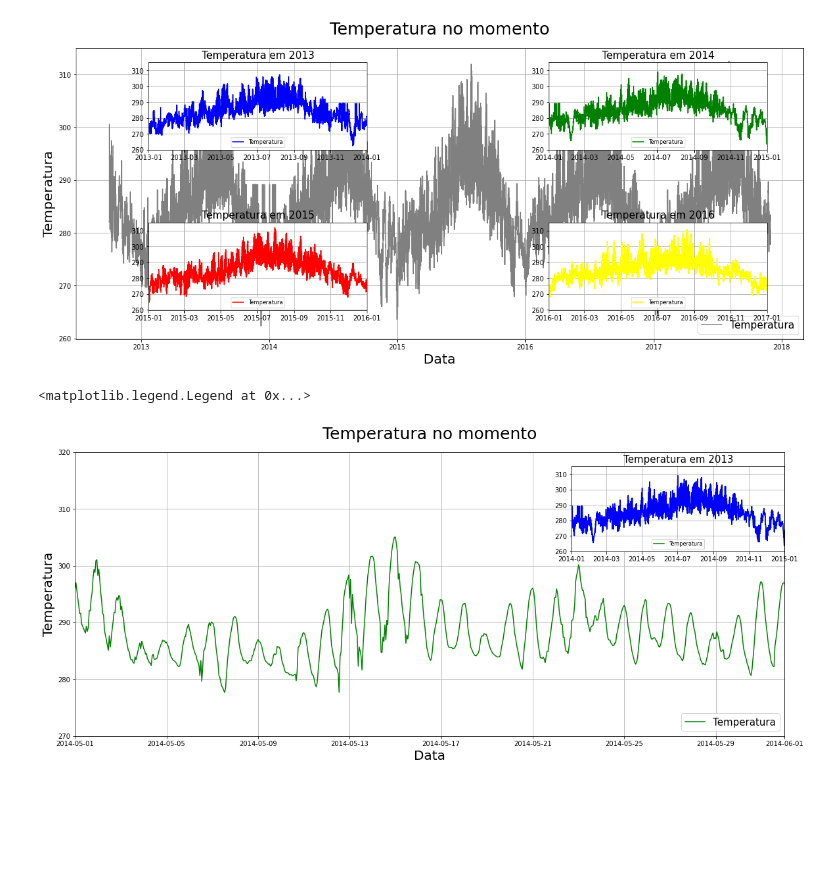
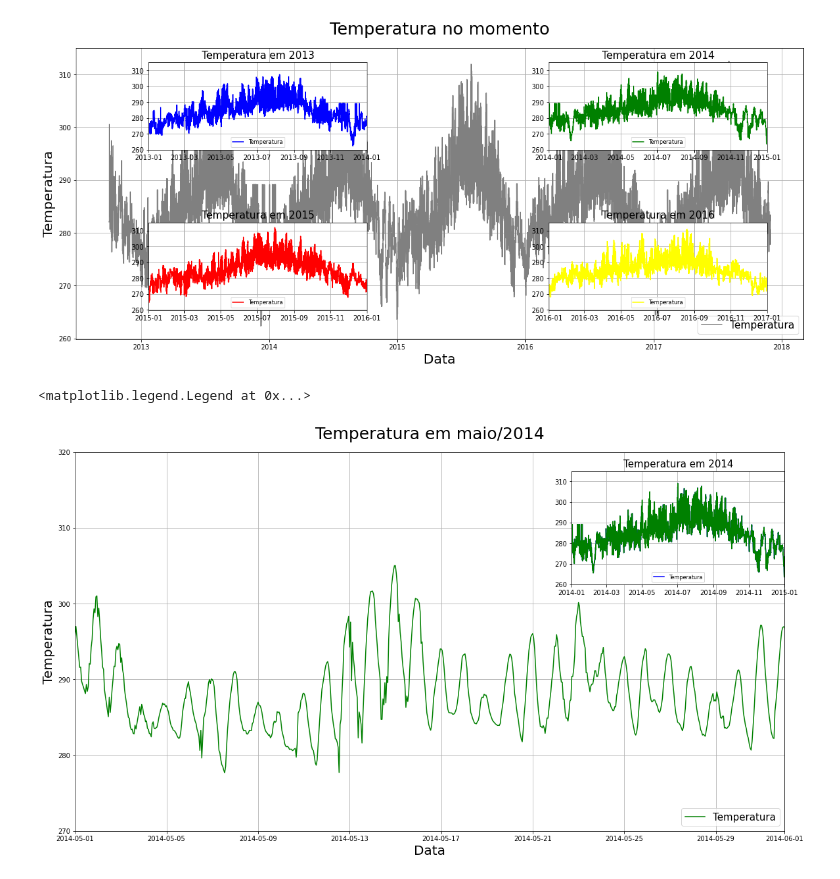
Before and after one commit to flaakira/Alura, a Jupyter notebook: Customizacao_matplotlib.ipynb, the cells around one changed output. Cells and saved outputs as stored; diff of their text form; code cells hidden in the pictures; blank space fills up the shorter version.

```diff
--- a/Customizacao_matplotlib.ipynb
+++ b/Customizacao_matplotlib.ipynb
@@ -149,29 +149,29 @@ eixo5.legend(['Temperatura'], loc = 'lower center', fontsize = 8)
 <matplotlib.legend.Legend at 0x...>
 [figure]
 # %%
-fig = plt.figure(figsize=(15,6))
+fig = plt.figure(figsize=(15,8))
 eixo = fig.add_axes([0,0,1,1])
 eixo2 = fig.add_axes([0.7,0.65,0.3,0.3])
 
 eixo.grid(True)
-eixo.plot(df['data'], df['temperatura'], color = 'green')
+eixo.plot(df['data'], df['temperatura'], color = 'g')
 eixo.set_xlim(datetime.datetime(2014,5,1), datetime.datetime(2014,6,1))
 eixo.set_ylim(270,320)
-eixo.set_title('Temperatura no momento', fontsize = 25, pad = 20)
+eixo.set_title('Temperatura em maio/2014', fontsize = 25, pad = 20)
 eixo.set_ylabel('Temperatura', fontsize = 20)
 eixo.set_xlabel('Data', fontsize = 20)
 eixo.legend(['Temperatura'], loc = 'lower right', fontsize = 15)
 
 azul_esquerda = df['data'] < datetime.datetime(2014,5,1)
 azul_direita = df['data'] > datetime.datetime(2014,6,1)
 
 eixo2.grid(True)
 eixo2.set_xlim(datetime.datetime(2014,1,1), datetime.datetime(2015,1,1))
-eixo2.plot(df[azul_esquerda]['data'], df[azul_esquerda]['temperatura'], color='green')
-eixo2.plot(df[azul_direita]['data'], df[azul_direita]['temperatura'],color='green')
-eixo2.plot(df['data'], df['temperatura'], color = 'blue')
-eixo2.set_title('Temperatura em 2013', fontsize = 15)
+eixo2.plot(df[azul_esquerda]['data'], df[azul_esquerda]['temperatura'], color ='b')
+eixo2.plot(df[azul_direita]['data'], df[azul_direita]['temperatura'], color ='b')
+eixo2.plot(df['data'], df['temperatura'], color = 'g')
+eixo2.set_title('Temperatura em 2014', fontsize = 15)
 eixo2.legend(['Temperatura'], loc = 'lower center', fontsize = 8)
 # %% [output]
 <matplotlib.legend.Legend at 0x...>
-[figure, old version]
+[figure, new version]
```
Also changed, not shown: parts of 27 cells of this notebook.
